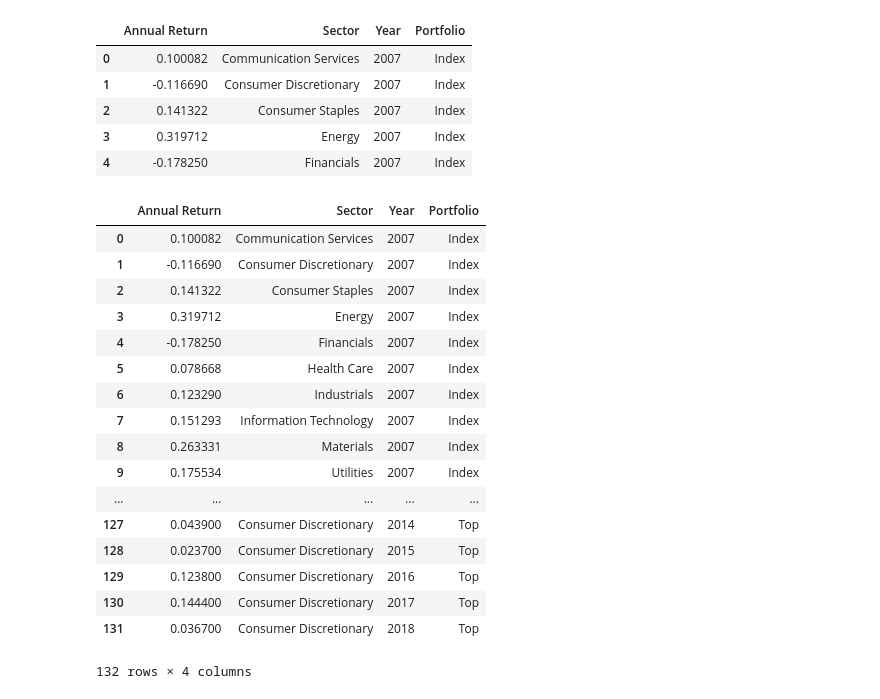
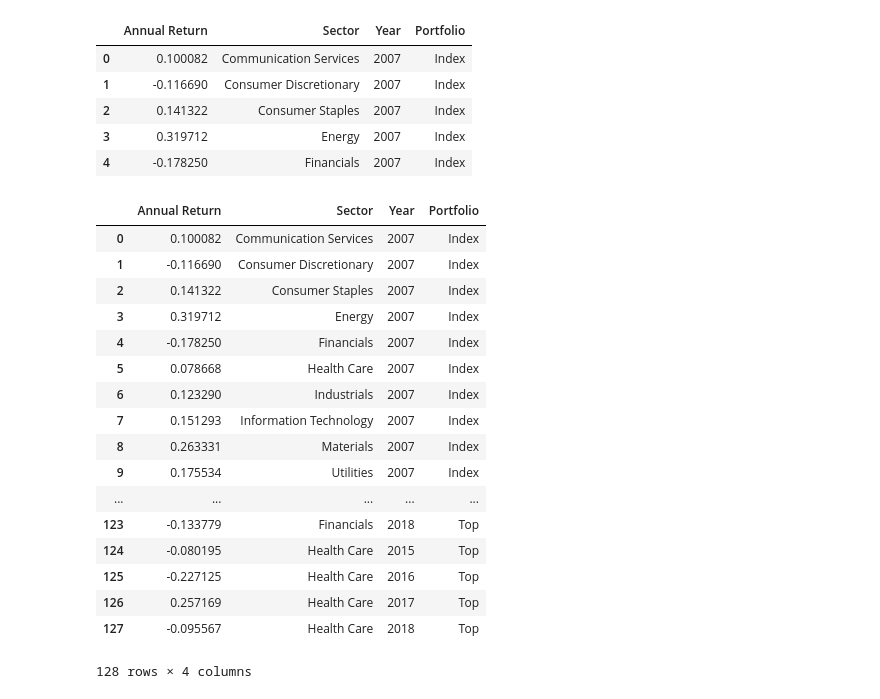
Before and after one commit to willwillis/sector-top-dogs, a Jupyter notebook: notebooks/Mina/visualizations.ipynb, the cells around one changed output. Cells and saved outputs as stored; diff of their text form; code cells hidden in the pictures.

```diff
--- a/notebooks/Mina/visualizations.ipynb
+++ b/notebooks/Mina/visualizations.ipynb
@@ -42,0 +35,4 @@ top_df
+# %%
+health_csv = Path("./top_Health.csv")
+health_df = pd.read_csv(health_csv)
+health_df
@@ -86,25 +88,25 @@ annual_returns.head()
 | 3 | 0.319712 | Energy | 2007 | Index |
 | 4 | -0.178250 | Financials | 2007 | Index |
 # %%
-annual_returns = pd.concat([annual_returns, top_df], axis="rows", sort=False)
+annual_returns = pd.concat([annual_returns, health_df], axis="rows", sort=False)
 annual_returns = annual_returns.reset_index(drop=True)
 annual_returns
 # %% [output]
 |  | Annual Return | Sector | Year | Portfolio |
 | 0 | 0.100082 | Communication Services | 2007 | Index |
 | 1 | -0.116690 | Consumer Discretionary | 2007 | Index |
 | 2 | 0.141322 | Consumer Staples | 2007 | Index |
 | 3 | 0.319712 | Energy | 2007 | Index |
 | 4 | -0.178250 | Financials | 2007 | Index |
 | 5 | 0.078668 | Health Care | 2007 | Index |
 | 6 | 0.123290 | Industrials | 2007 | Index |
 | 7 | 0.151293 | Information Technology | 2007 | Index |
 | 8 | 0.263331 | Materials | 2007 | Index |
 | 9 | 0.175534 | Utilities | 2007 | Index |
 | ... | ... | ... | ... | ... |
-| 127 | 0.043900 | Consumer Discretionary | 2014 | Top |
-| 128 | 0.023700 | Consumer Discretionary | 2015 | Top |
-| 129 | 0.123800 | Consumer Discretionary | 2016 | Top |
-| 130 | 0.144400 | Consumer Discretionary | 2017 | Top |
-| 131 | 0.036700 | Consumer Discretionary | 2018 | Top |
+| 123 | -0.133779 | Financials | 2018 | Top |
+| 124 | -0.080195 | Health Care | 2015 | Top |
+| 125 | -0.227125 | Health Care | 2016 | Top |
+| 126 | 0.257169 | Health Care | 2017 | Top |
+| 127 | -0.095567 | Health Care | 2018 | Top |
-132 rows × 4 columns
+128 rows × 4 columns
```
Also changed, not shown: parts of 10 cells of this notebook, 2 other files.
